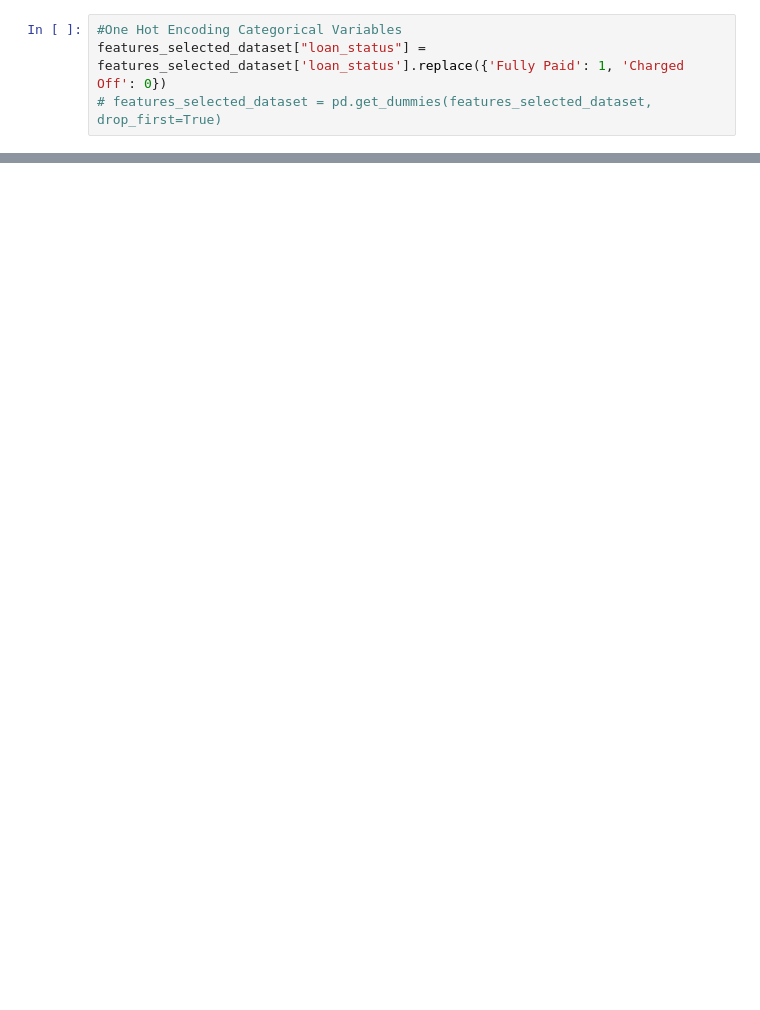
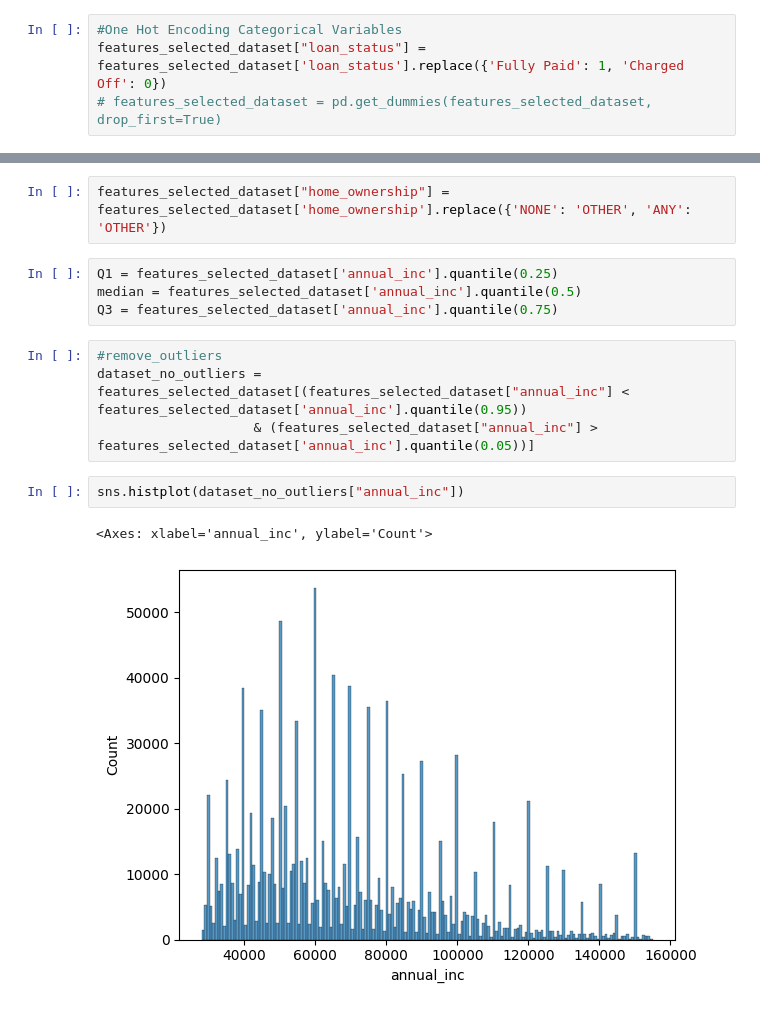
Before and after one commit to SacHacks5-0/Backend, a Jupyter notebook: model.ipynb, the cells around one changed output, grey strips where cells are left out. Drawn from its saved outputs; the diff is of its cells as text; blank space fills up the shorter version.

```diff
--- a/model.ipynb
+++ b/model.ipynb
@@ -234,0 +196,15 @@ model1.make_inspector().variable_importances()
+# %%
+features_selected_dataset["home_ownership"] = features_selected_dataset['home_ownership'].replace({'NONE': 'OTHER', 'ANY': 'OTHER'})
+# %%
+Q1 = features_selected_dataset['annual_inc'].quantile(0.25)
+median = features_selected_dataset['annual_inc'].quantile(0.5)
+Q3 = features_selected_dataset['annual_inc'].quantile(0.75)
+# %%
+#remove_outliers
+dataset_no_outliers = features_selected_dataset[(features_selected_dataset["annual_inc"] < features_selected_dataset['annual_inc'].quantile(0.95))
+                    & (features_selected_dataset["annual_inc"] > features_selected_dataset['annual_inc'].quantile(0.05))]
+# %%
+sns.histplot(dataset_no_outliers["annual_inc"])
+# %% [output]
+<Axes: xlabel='annual_inc', ylabel='Count'>
+[figure, added]
```
Also changed, not shown: parts of 41 cells of this notebook.
